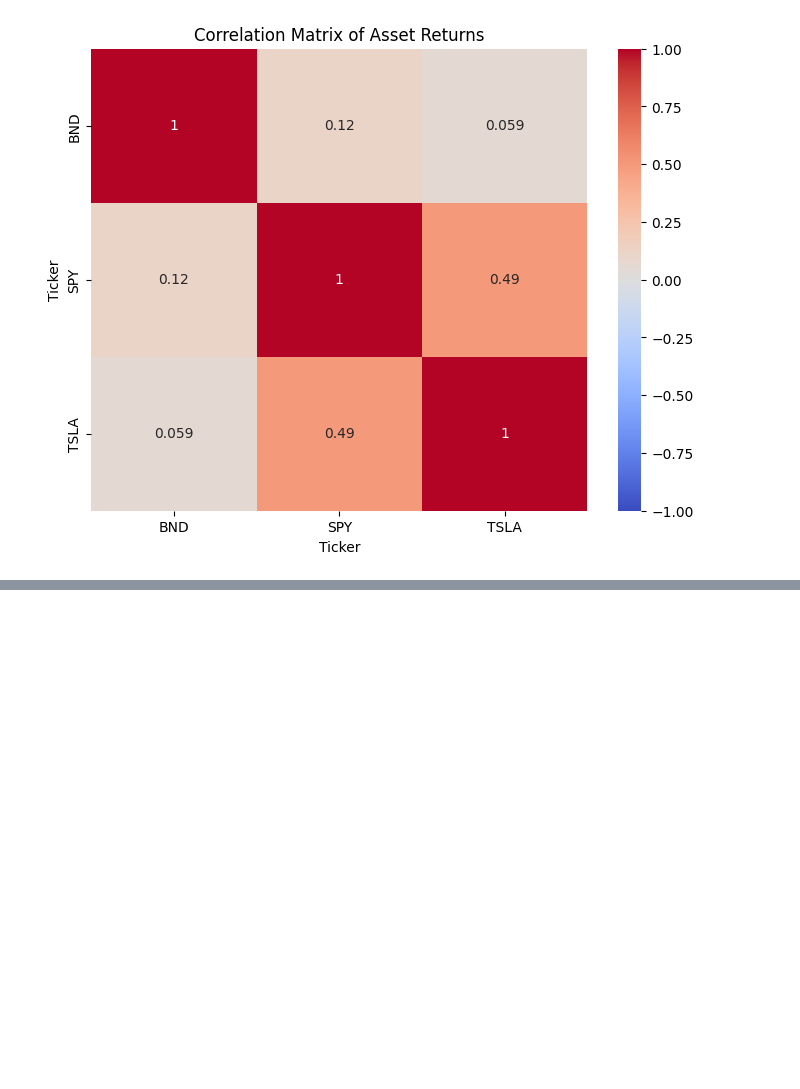
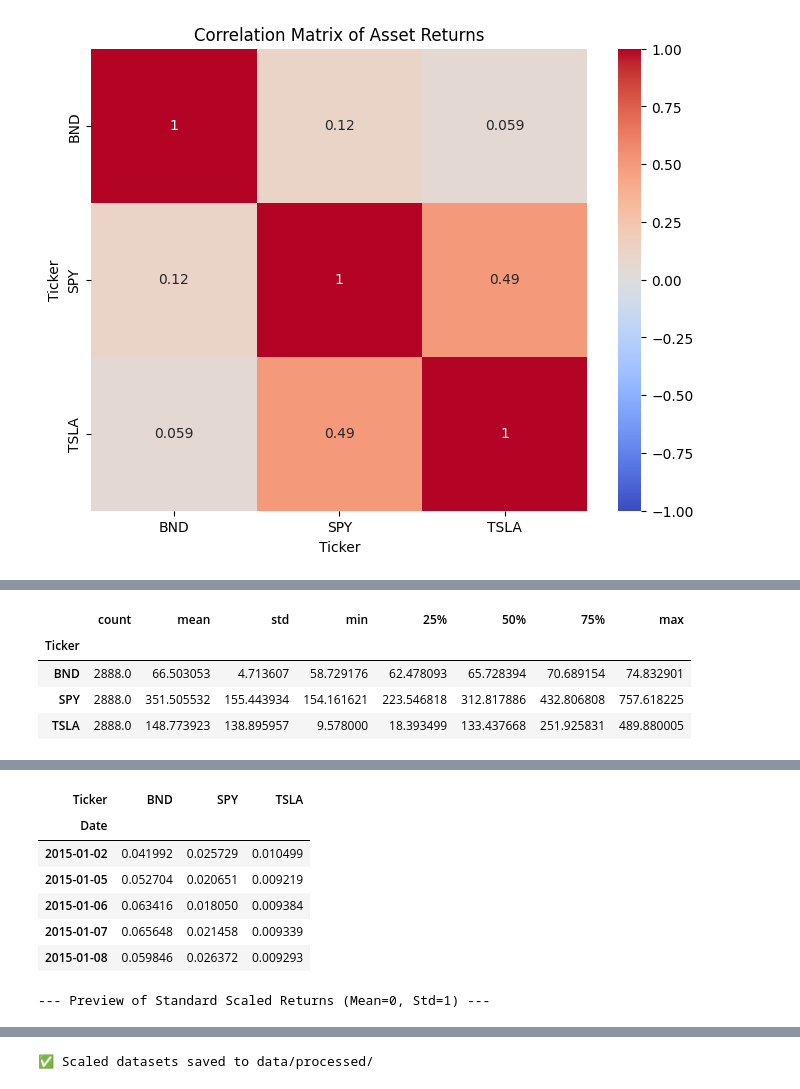
Before and after one commit to KetimTesfaye/portfolio-optimization, a Jupyter notebook: notebooks/01_data_extraction_and_eda.ipynb, the cells around one changed output, grey strips where cells are left out. Saved outputs shown, nothing was run; the diff lists cells and outputs as text; code cells hidden in the pictures; blank space fills up the shorter version.

```diff
--- a/notebooks/01_data_extraction_and_eda.ipynb
+++ b/notebooks/01_data_extraction_and_eda.ipynb
@@ -89,3 +89,68 @@ min       -0.054385    -0.109424    -0.210628
 max        0.042201     0.105020     0.226900
 [figure]
 [figure]
+# %%
+import pandas as pd
+import numpy as np
+from sklearn.preprocessing import MinMaxScaler, StandardScaler
+
+# Load the data we saved in the previous step (if running in a new session)
+# df_prices = pd.read_csv('../data/processed/asset_prices.csv', index_col=0, parse_dates=True)
+
+print("==== STEP 1 & 2: Data Types and Basic Statistics ====")
+# info() checks if our dates are properly formatted as a DatetimeIndex and checks for non-numeric data
+print("--- Data Info ---")
+df_prices.info()
+
+print("\n--- Summary Statistics ---")
+display(df_prices.describe().T) # .T transposes it to make it easier to read
+
+print("\n==== STEP 3: Handling Missing Values ====")
+print("Missing values before processing:")
+print(df_prices.isnull().sum())
+
+# For financial time series, time-based interpolation is often superior to simple forward-filling
+# because it estimates a linear path between missing dates rather than just copying the last known price.
+df_prices_cleaned = df_prices.interpolate(method='time')
+
+# Re-calculate returns on the strictly cleaned price data
+df_returns_cleaned = df_prices_cleaned.pct_change().dropna()
+
+print("\nMissing values after processing:")
+print(df_prices_cleaned.isnull().sum())
+
+
+print("\n==== STEP 4: Normalization / Scaling ====")
+# Machine Learning models (like LSTMs or regressions) converge much faster and perform better
+# when features are on a similar scale.
+
+# Method A: Min-Max Scaling (Bounds data strictly between 0 and 1)
+min_max_scaler = MinMaxScaler()
+scaled_prices_array = min_max_scaler.fit_transform(df_prices_cleaned)
+df_minmax_scaled = pd.DataFrame(
+    scaled_prices_array,
+    columns=df_prices_cleaned.columns,
+    index=df_prices_cleaned.index
+)
+
+# Method B: Standard Scaling (Transforms data to have a mean of 0 and standard dev of 1)
+# Good if you suspect your data has outliers and you want to preserve their impact.
+std_scaler = StandardScaler()
+scaled_returns_array = std_scaler.fit_transform(df_returns_cleaned)
+df_std_scaled_returns = pd.DataFrame(
+    scaled_returns_array,
+    columns=df_returns_cleaned.columns,
+    index=df_returns_cleaned.index
+)
+
+print("\n--- Preview of Min-Max Scaled Prices (0 to 1) ---")
+display(df_minmax_scaled.head())
+
+print("\n--- Preview of Standard Scaled Returns (Mean=0, Std=1) ---")
+display(df_std_scaled_returns.head())
+
+# Save the ML-ready scaled data
+df_minmax_scaled.to_csv('../data/processed/scaled_asset_prices.csv')
+df_std_scaled_returns.to_csv('../data/processed/scaled_asset_returns.csv')
+print("\n✅ Scaled datasets saved to data/processed/")
+# %% [output]
@@ -91,0 +171,5 @@ max        0.042201     0.105020     0.226900
+|  | count | mean | std | min | 25% | 50% | 75% | max |
+| Ticker |  |  |  |  |  |  |  |  |
+| BND | 2888.0 | 66.503053 | 4.713607 | 58.729176 | 62.478093 | 65.728394 | 70.689154 | 74.832901 |
+| SPY | 2888.0 | 351.505532 | 155.443934 | 154.161621 | 223.546818 | 312.817886 | 432.806808 | 757.618225 |
+| TSLA | 2888.0 | 148.773923 | 138.895957 | 9.578000 | 18.393499 | 133.437668 | 251.925831 | 489.880005 |
@@ -91,0 +194,8 @@ max        0.042201     0.105020     0.226900
+| Ticker | BND | SPY | TSLA |
+| Date |  |  |  |
+| 2015-01-02 | 0.041992 | 0.025729 | 0.010499 |
+| 2015-01-05 | 0.052704 | 0.020651 | 0.009219 |
+| 2015-01-06 | 0.063416 | 0.018050 | 0.009384 |
+| 2015-01-07 | 0.065648 | 0.021458 | 0.009339 |
+| 2015-01-08 | 0.059846 | 0.026372 | 0.009293 |
+--- Preview of Standard Scaled Returns (Mean=0, Std=1) ---
@@ -91,0 +209 @@ max        0.042201     0.105020     0.226900
+✅ Scaled datasets saved to data/processed/
```
Also changed, not shown: parts of 4 cells of this notebook.
